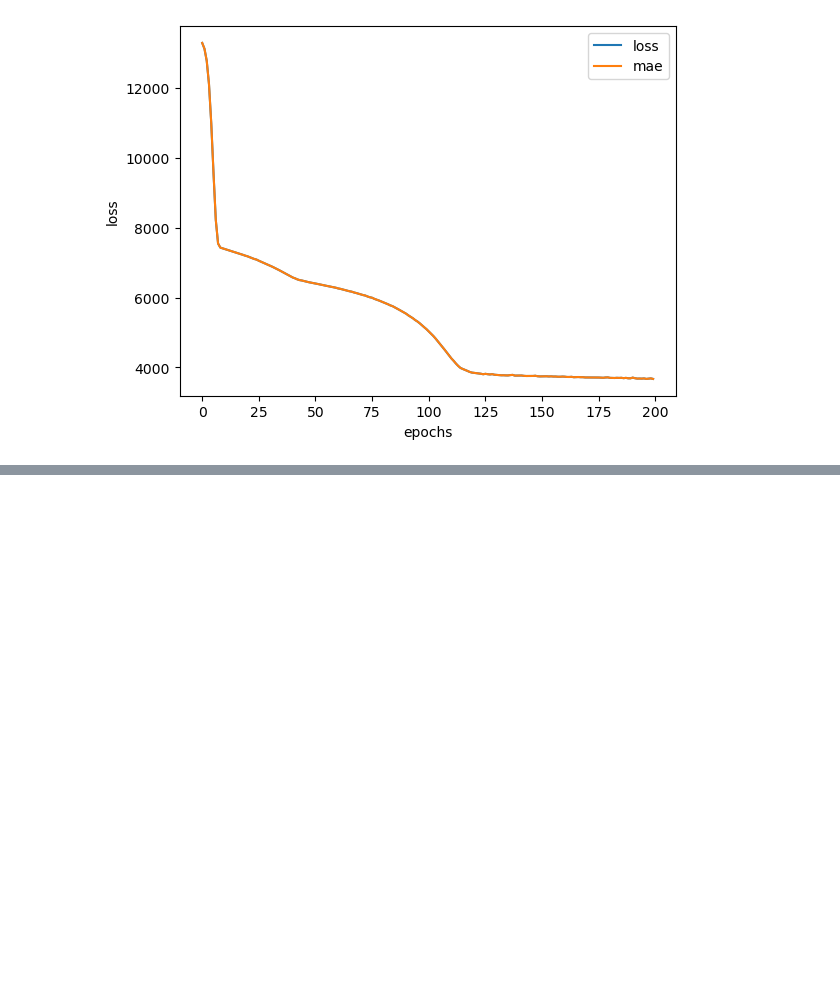
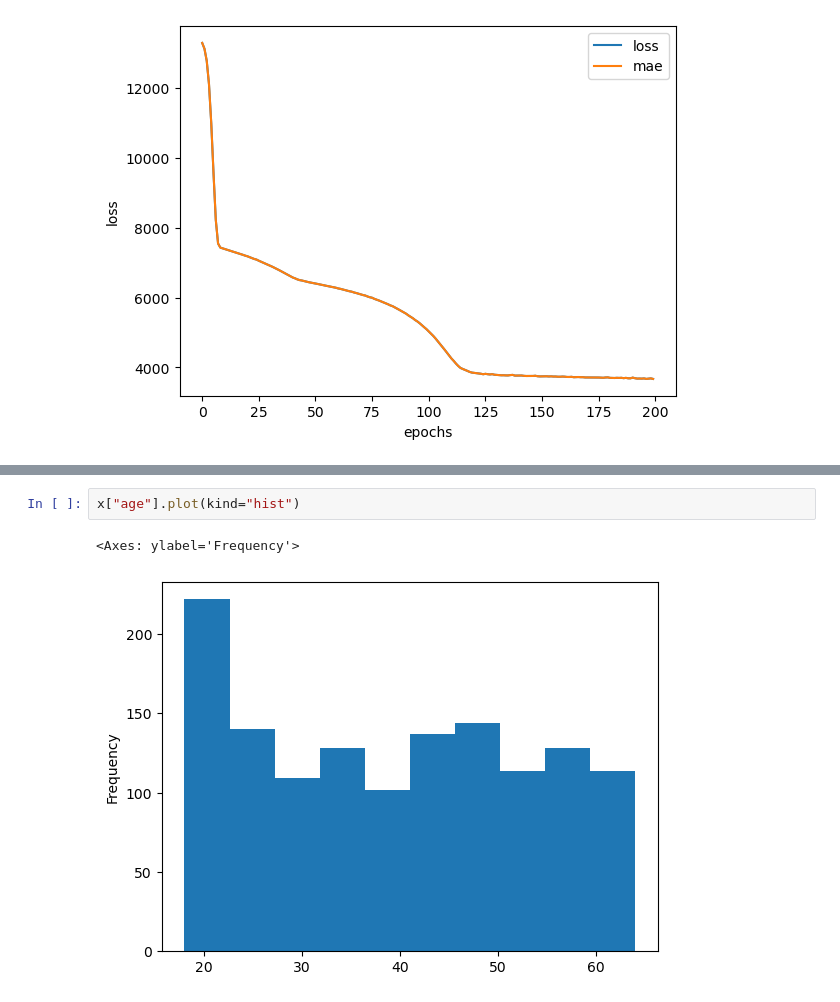
Before and after one commit to GZMaster/tensorflow-deep-learning, a Jupyter notebook: pratice/01_neural_network_regression_pratice.ipynb, the cells around one changed output, grey strips where cells are left out. Cells and saved outputs as stored; diff of their text form; blank space fills up the shorter version.

```diff
--- a/pratice/01_neural_network_regression_pratice.ipynb
+++ b/pratice/01_neural_network_regression_pratice.ipynb
@@ -954,0 +973,5 @@ Text(0.5, 0, 'epochs')
+# %%
+x["age"].plot(kind="hist")
+# %% [output]
+<Axes: ylabel='Frequency'>
+[figure, added]
```
Also changed, not shown: parts of 7 cells of this notebook.
